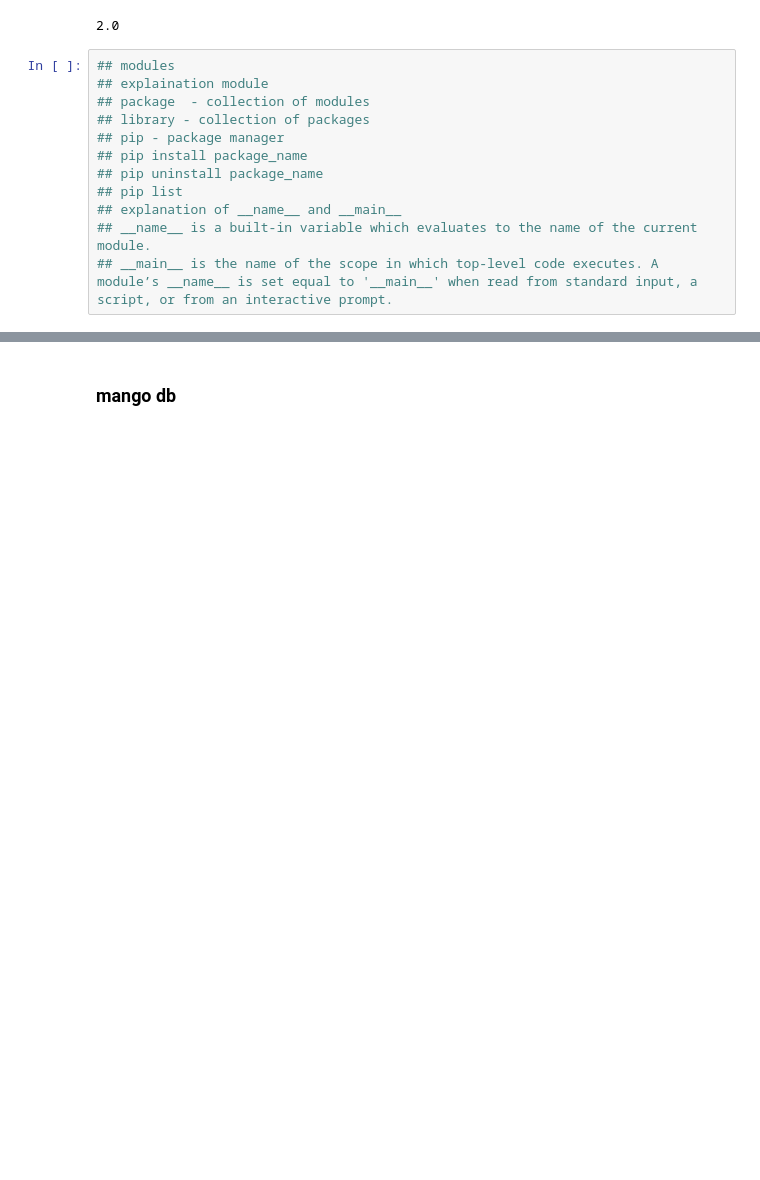
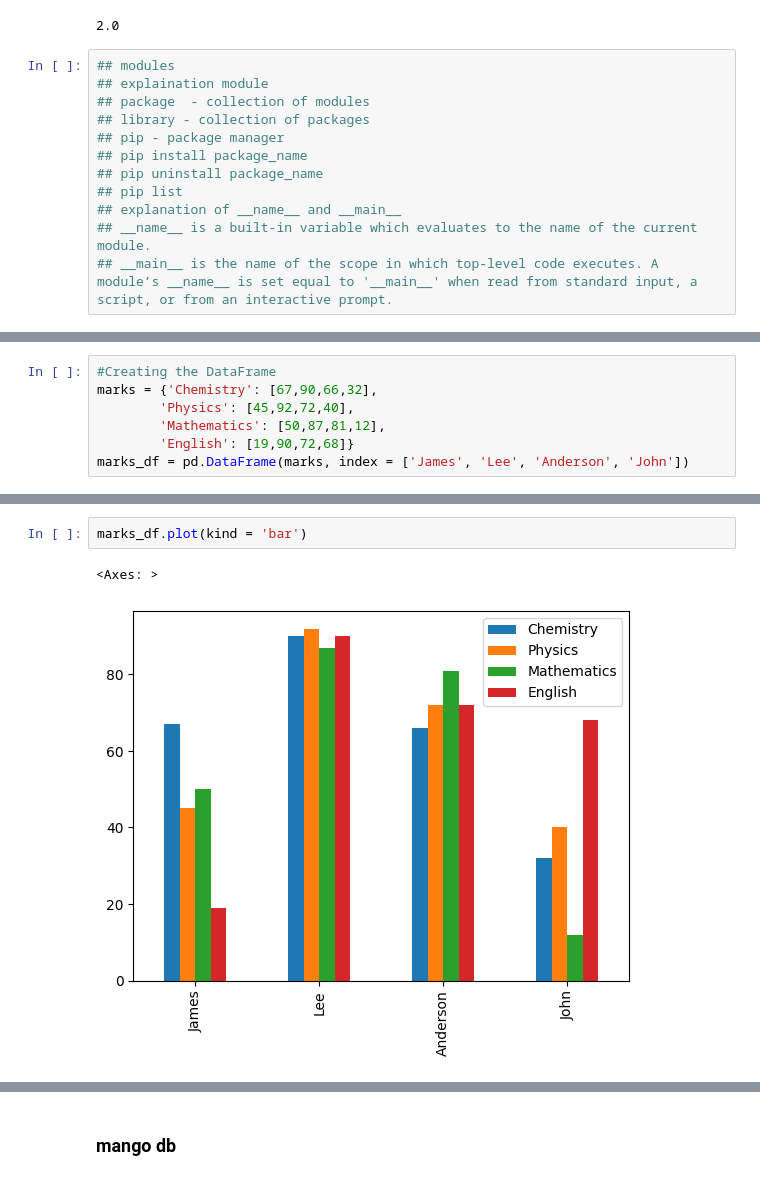
Before and after one commit to Nandeesh77/Deep_learning, a Jupyter notebook: prep.ipynb, the cells around one changed output, grey strips where cells are left out. Drawn from its saved outputs; the diff is of its cells as text; blank space fills up the shorter version.

```diff
--- a/prep.ipynb
+++ b/prep.ipynb
@@ -278,0 +1695,7 @@ div(2,4)
+# %%
+#Creating the DataFrame
+marks = {'Chemistry': [67,90,66,32],
+        'Physics': [45,92,72,40],
+        'Mathematics': [50,87,81,12],
+        'English': [19,90,72,68]}
+marks_df = pd.DataFrame(marks, index = ['James', 'Lee', 'Anderson', 'John'])
@@ -278,0 +1810,5 @@ div(2,4)
+# %%
+marks_df.plot(kind = 'bar')
+# %% [output]
+<Axes: >
+[figure, added]
```
Also changed, not shown: parts of 161 cells of this notebook.
